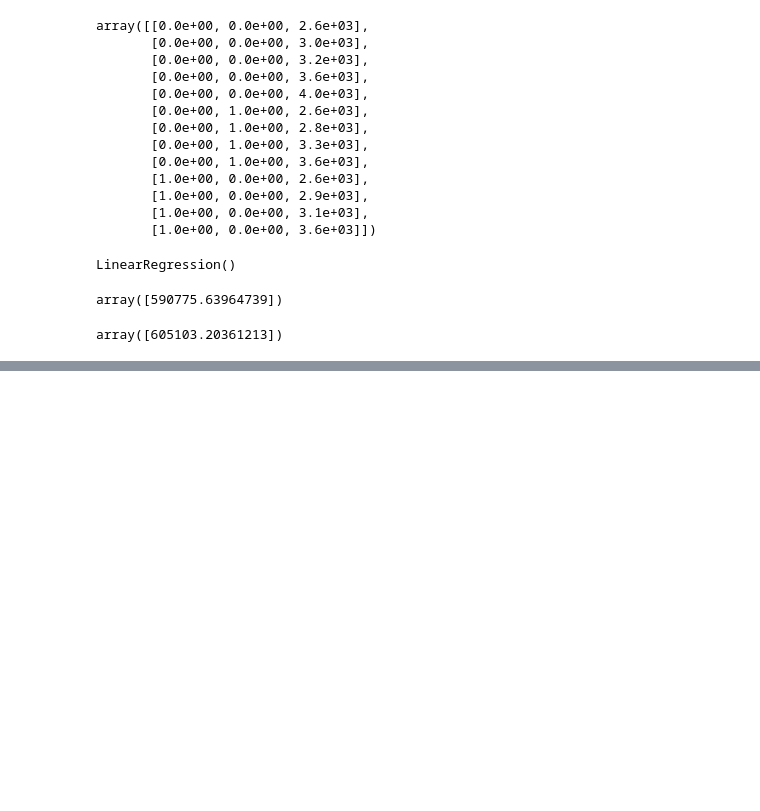
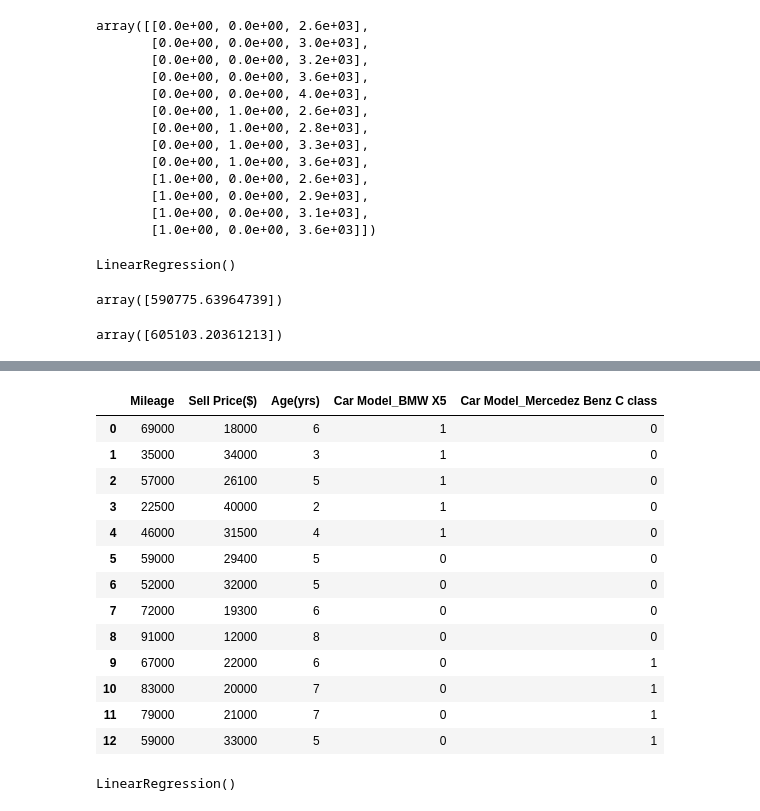
Before and after one commit to pxndey/intro-to-machine-learning, a Jupyter notebook: onehot-encoding.ipynb, the cells around one changed output, grey strips where cells are left out. Saved outputs shown, nothing was run; the diff lists cells and outputs as text; code cells hidden in the pictures; blank space fills up the shorter version.

```diff
--- a/onehot-encoding.ipynb
+++ b/onehot-encoding.ipynb
@@ -197,0 +235,18 @@ array([605103.20361213])
+# %%
+data= pd.get_dummies(data,drop_first=True,)
+data
+# %% [output]
+|  | Mileage | Sell Price($) | Age(yrs) | Car Model_BMW X5 | Car Model_Mercedez Benz C class |
+| 0 | 69000 | 18000 | 6 | 1 | 0 |
+| 1 | 35000 | 34000 | 3 | 1 | 0 |
+| 2 | 57000 | 26100 | 5 | 1 | 0 |
+| 3 | 22500 | 40000 | 2 | 1 | 0 |
+| 4 | 46000 | 31500 | 4 | 1 | 0 |
+| 5 | 59000 | 29400 | 5 | 0 | 0 |
+| 6 | 52000 | 32000 | 5 | 0 | 0 |
+| 7 | 72000 | 19300 | 6 | 0 | 0 |
+| 8 | 91000 | 12000 | 8 | 0 | 0 |
+| 9 | 67000 | 22000 | 6 | 0 | 1 |
+| 10 | 83000 | 20000 | 7 | 0 | 1 |
+| 11 | 79000 | 21000 | 7 | 0 | 1 |
+| 12 | 59000 | 33000 | 5 | 0 | 1 |
@@ -197,0 +258,4 @@ array([605103.20361213])
+# %%
+carModel.fit(carX,carY)
+# %% [output]
+LinearRegression()
```
Also changed, not shown: parts of 13 cells of this notebook, 3 other files.
